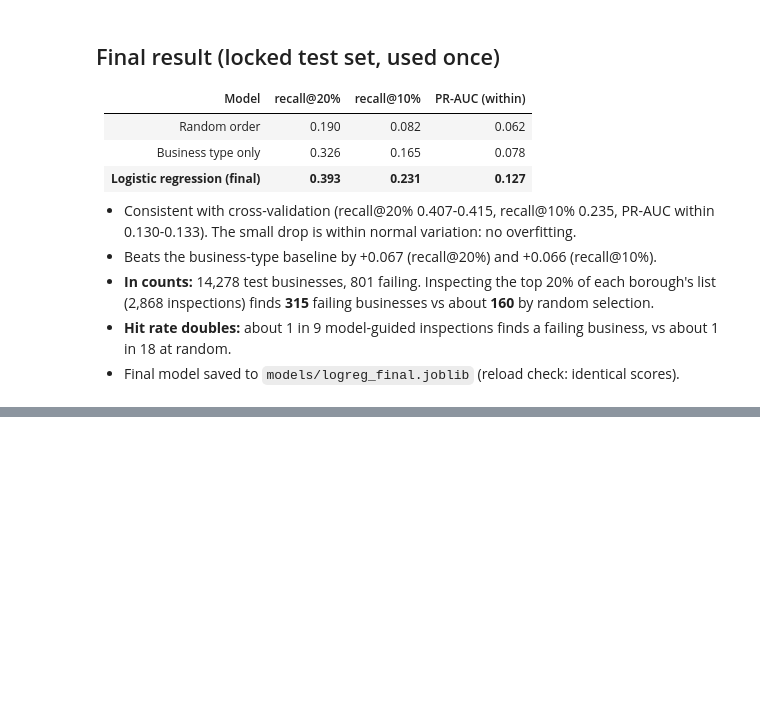
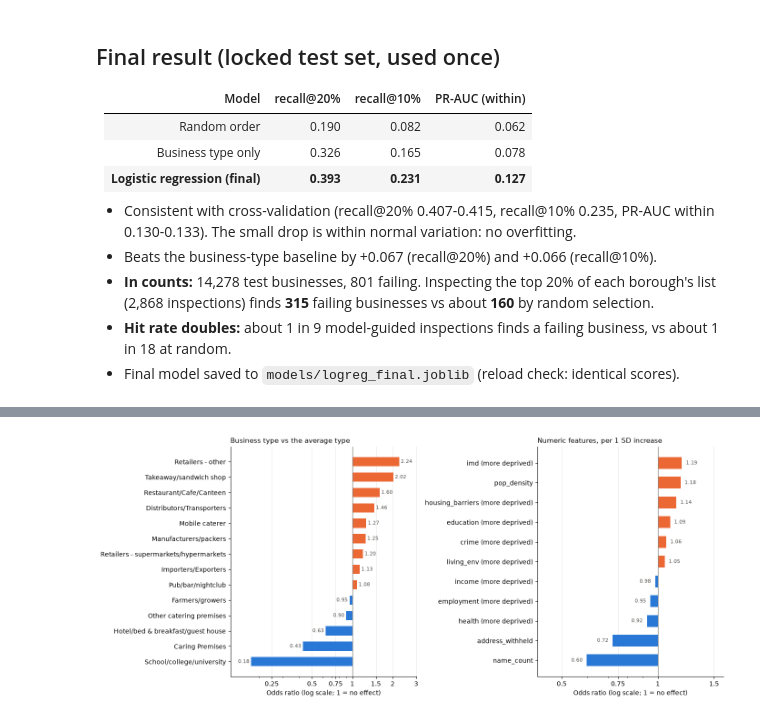
Before and after one commit to vijendrapokharkar15-design/food-hygiene-risk-london, a Jupyter notebook: notebooks/07_final_evaluation.ipynb, the cells around one changed output, grey strips where cells are left out. Cells and saved outputs as stored; diff of their text form; code cells hidden in the pictures; blank space fills up the shorter version.

Commit message:
Interpret final model: odds ratios agree with EDA findings

```diff
--- a/notebooks/07_final_evaluation.ipynb
+++ b/notebooks/07_final_evaluation.ipynb
@@ -94,0 +147,38 @@ Reloaded model gives identical scores: True
+# %%
+from matplotlib.ticker import FuncFormatter, NullFormatter
+
+RISK_UP, RISK_DOWN = "#eb6834", "#2a78d6"   # orange = raises risk, blue = lowers it
+INK, MUTED, GRID = "#52514e", "#898781", "#e1e0d9"
+
+
+def plot_odds(ax, frame, title):
+    frame = frame.sort_values("odds_ratio")
+    colors = [RISK_UP if v > 1 else RISK_DOWN for v in frame["odds_ratio"]]
+    ax.barh(frame["label"], frame["odds_ratio"] - 1, left=1, color=colors, height=0.6)
+    ax.axvline(1, color=MUTED, linewidth=1)
+    ax.set_xscale("log")
+    for y, v in enumerate(frame["odds_ratio"]):
+        ax.text(v * (1.03 if v > 1 else 0.97), y, f"{v:.2f}", va="center",
+                ha="left" if v > 1 else "right", fontsize=8, color=INK)
+    lo = min(frame["odds_ratio"].min(), 1) * 0.7
+    hi = max(frame["odds_ratio"].max(), 1) * 1.35
+    ax.set_xlim(lo, hi)
+    ax.set_xticks([t for t in [0.25, 0.5, 0.75, 1, 1.5, 2, 3, 4] if lo <= t <= hi])
+    ax.xaxis.set_major_formatter(FuncFormatter(lambda v, _: f"{v:g}"))
+    ax.xaxis.set_minor_formatter(NullFormatter())
+    ax.set_title(title, loc="left", fontsize=11)
+    ax.set_xlabel("Odds ratio (log scale; 1 = no effect)")
+    ax.grid(axis="x", color=GRID, linewidth=0.6)
+    ax.set_axisbelow(True)
+    for side in ("top", "right"):
+        ax.spines[side].set_visible(False)
+
+
+types = cats[cats["column"] == "BusinessType"]
+fig, (left, right) = plt.subplots(1, 2, figsize=(14, 6))
+plot_odds(left, types, "Business type vs the average type")
+plot_odds(right, nums, "Numeric features, per 1 SD increase")
+plt.tight_layout()
+plt.show()
+# %% [output]
+[figure, added]
```
Also changed, not shown: parts of 2 cells of this notebook.
